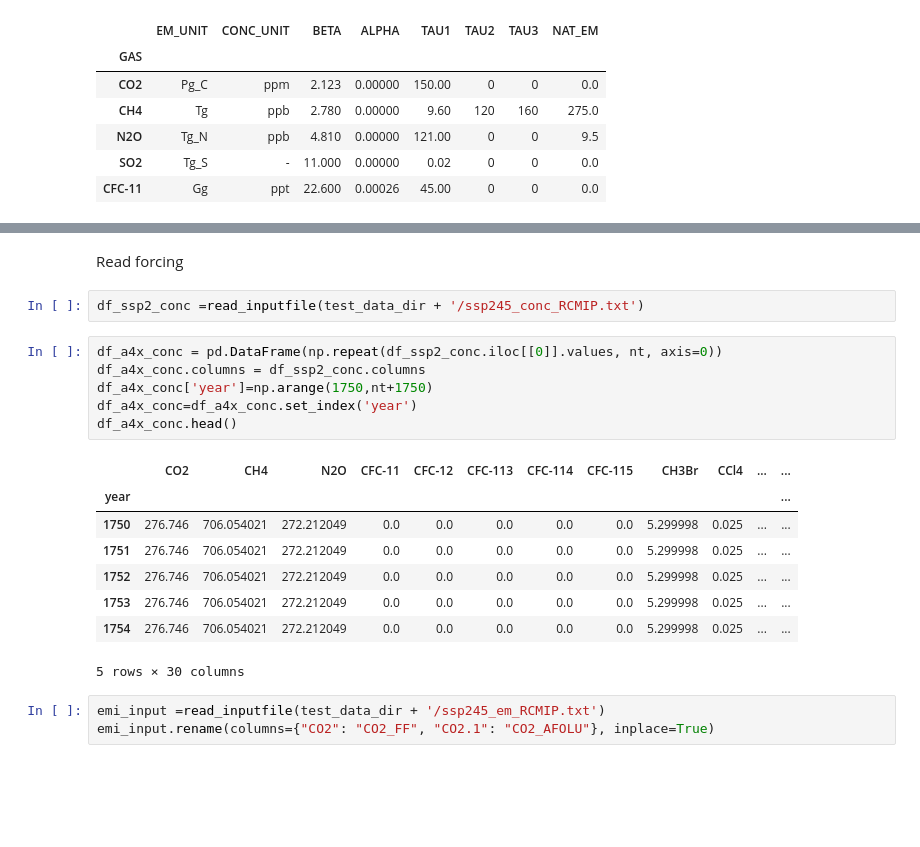
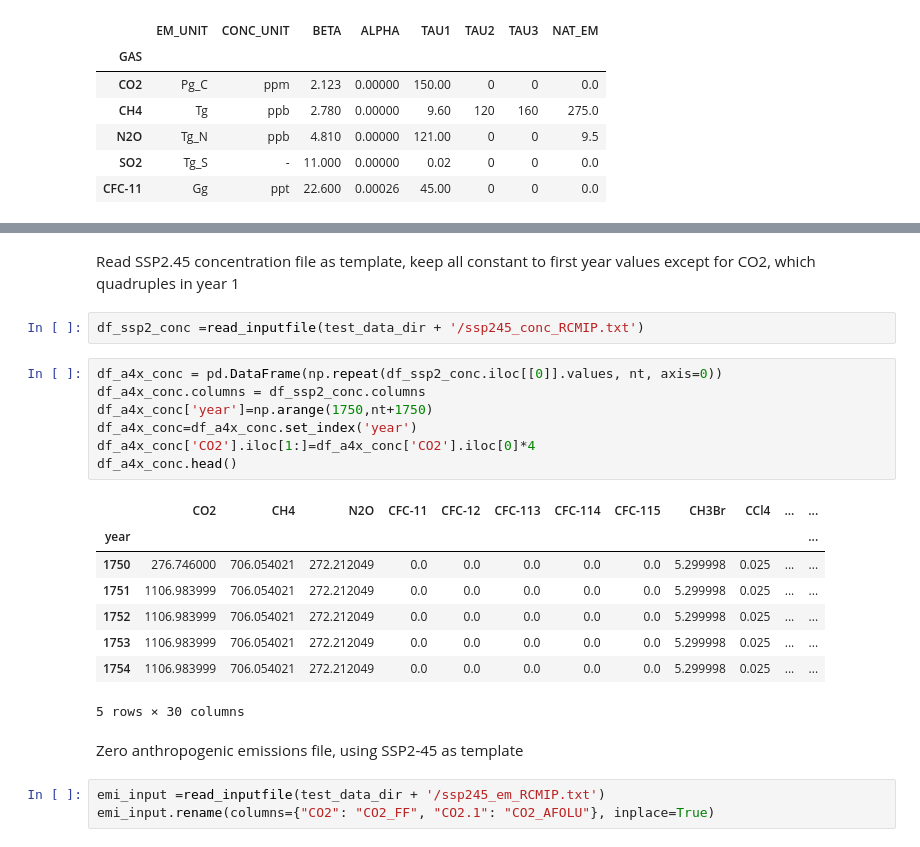
Before and after one commit to lukewestern/ciceroscm-ods, a Jupyter notebook: notebooks/CSCM_abrupt4x.ipynb, the cells around one changed output, grey strips where cells are left out. Cells and saved outputs as stored; diff of their text form; blank space fills up the shorter version.

```diff
--- a/notebooks/CSCM_abrupt4x.ipynb
+++ b/notebooks/CSCM_abrupt4x.ipynb
@@ -77,22 +77,25 @@ df_nat[['CH4']]
 # %% [markdown]
-Read forcing
+Read SSP2.45 concentration file as template, keep all constant to first year values except for CO2, which quadruples in year 1
-# %%
-df_ssp2_conc =read_inputfile(test_data_dir + '/ssp245_conc_RCMIP.txt')
+# %%
+df_ssp2_conc =read_inputfile(test_data_dir + '/ssp245_conc_RCMIP.txt')
 # %%
 df_a4x_conc = pd.DataFrame(np.repeat(df_ssp2_conc.iloc[[0]].values, nt, axis=0))
 df_a4x_conc.columns = df_ssp2_conc.columns
 df_a4x_conc['year']=np.arange(1750,nt+1750)
 df_a4x_conc=df_a4x_conc.set_index('year')
+df_a4x_conc['CO2'].iloc[1:]=df_a4x_conc['CO2'].iloc[0]*4
 df_a4x_conc.head()
 # %% [output]
 |  | CO2 | CH4 | N2O | CFC-11 | CFC-12 | CFC-113 | CFC-114 | CFC-115 | CH3Br | CCl4 | ... | ... |
 | year |  |  |  |  |  |  |  |  |  |  |  | ... |
-| 1750 | 276.746 | 706.054021 | 272.212049 | 0.0 | 0.0 | 0.0 | 0.0 | 0.0 | 5.299998 | 0.025 | ... | ... |
-| 1751 | 276.746 | 706.054021 | 272.212049 | 0.0 | 0.0 | 0.0 | 0.0 | 0.0 | 5.299998 | 0.025 | ... | ... |
-| 1752 | 276.746 | 706.054021 | 272.212049 | 0.0 | 0.0 | 0.0 | 0.0 | 0.0 | 5.299998 | 0.025 | ... | ... |
-| 1753 | 276.746 | 706.054021 | 272.212049 | 0.0 | 0.0 | 0.0 | 0.0 | 0.0 | 5.299998 | 0.025 | ... | ... |
-| 1754 | 276.746 | 706.054021 | 272.212049 | 0.0 | 0.0 | 0.0 | 0.0 | 0.0 | 5.299998 | 0.025 | ... | ... |
+| 1750 | 276.746000 | 706.054021 | 272.212049 | 0.0 | 0.0 | 0.0 | 0.0 | 0.0 | 5.299998 | 0.025 | ... | ... |
+| 1751 | 1106.983999 | 706.054021 | 272.212049 | 0.0 | 0.0 | 0.0 | 0.0 | 0.0 | 5.299998 | 0.025 | ... | ... |
+| 1752 | 1106.983999 | 706.054021 | 272.212049 | 0.0 | 0.0 | 0.0 | 0.0 | 0.0 | 5.299998 | 0.025 | ... | ... |
+| 1753 | 1106.983999 | 706.054021 | 272.212049 | 0.0 | 0.0 | 0.0 | 0.0 | 0.0 | 5.299998 | 0.025 | ... | ... |
+| 1754 | 1106.983999 | 706.054021 | 272.212049 | 0.0 | 0.0 | 0.0 | 0.0 | 0.0 | 5.299998 | 0.025 | ... | ... |
 5 rows × 30 columns
+# %% [markdown]
+Zero anthropogenic emissions file, using SSP2-45 as template
 # %%
 emi_input =read_inputfile(test_data_dir + '/ssp245_em_RCMIP.txt')
 emi_input.rename(columns={"CO2": "CO2_FF", "CO2.1": "CO2_AFOLU"}, inplace=True)
```
Also changed, not shown: parts of 14 cells of this notebook.
